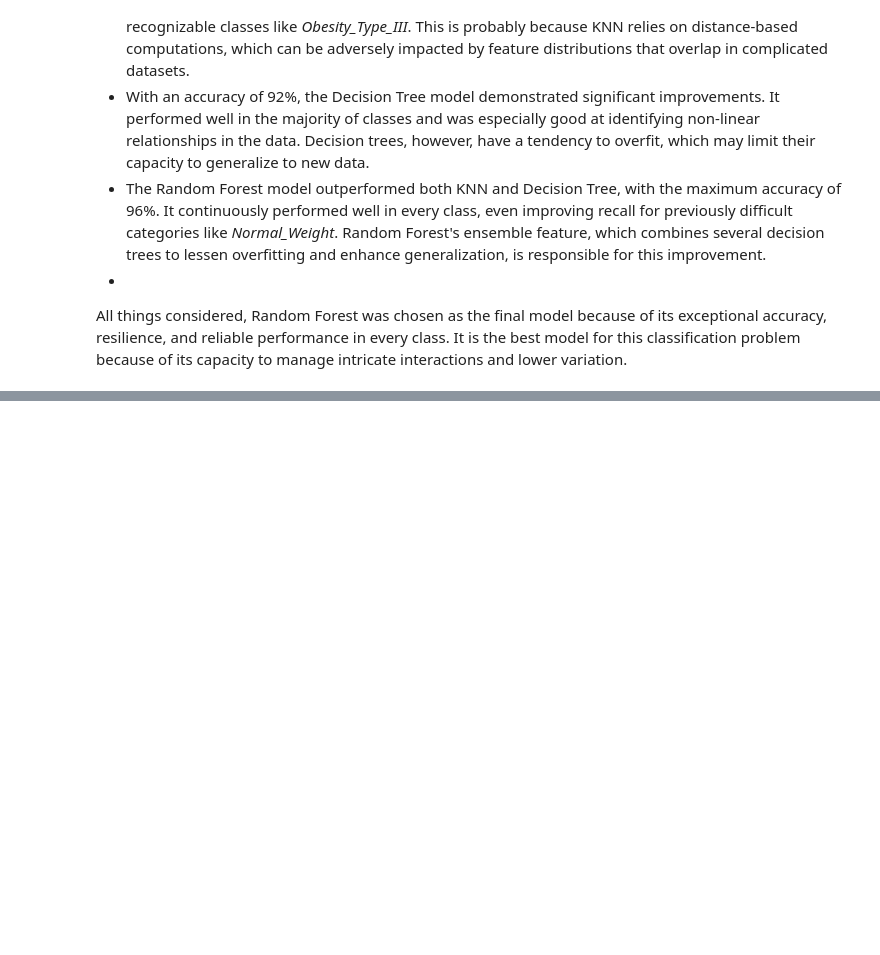
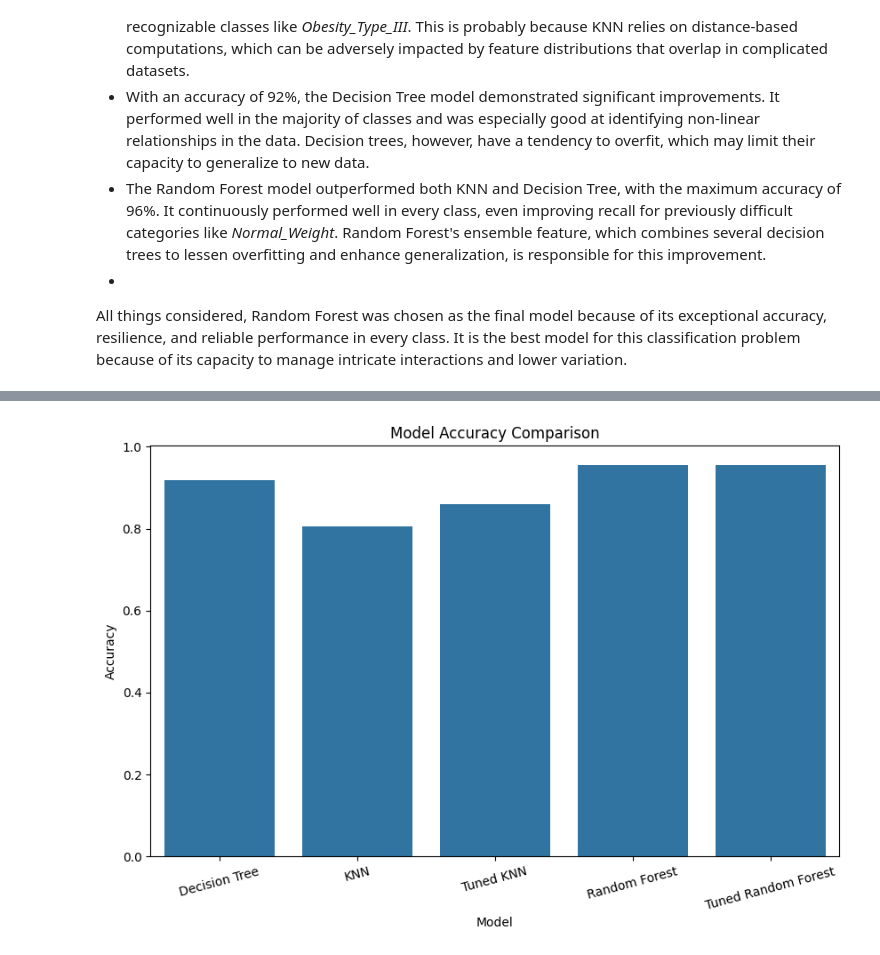
Before and after one commit to 2022503/FinalCAPSI503, a Jupyter notebook: Obesity-checkpoint.ipynb, the cells around one changed output, grey strips where cells are left out. Cells and saved outputs as stored; diff of their text form; code cells hidden in the pictures; blank space fills up the shorter version.

Commit message:
added Model Evaluation
comparing the model performance
analyse the results
identify the best model

```diff
--- a/Obesity-checkpoint.ipynb
+++ b/Obesity-checkpoint.ipynb
@@ -351,4 +351,6 @@ Insufficient_Weight       0.96      0.90      0.93        59
            accuracy                           0.95       418
           macro avg       0.96      0.95      0.95       418
        weighted avg       0.96      0.95      0.96       418
+# %%
+y_pred_best_rf = best_rf.predict(X_test)
 # %% [markdown]
@@ -474,0 +479,21 @@ All things considered, Random Forest was chosen as the final model because of it
+# %%
+#Accuracy Comparison Table
+results = pd.DataFrame({
+    'Model': [
+        'Decision Tree',
+        'KNN',
+        'Tuned KNN',
+        'Random Forest',
+        'Tuned Random Forest'
+    ],
+
+    'Accuracy': [
+        accuracy_score(y_test, y_pred_dt),
+        accuracy_score(y_test, y_pred_knn),
+        accuracy_score(y_test, y_pred_knn_tuned),
+        accuracy_score(y_test, y_pred_rf),
+        accuracy_score(y_test, y_pred_best_rf)
+    ]
+})
+
+results.sort_values(by='Accuracy', ascending=False)
@@ -474,0 +507,19 @@ All things considered, Random Forest was chosen as the final model because of it
+# %%
+#Vissualise Model Accuracy
+import matplotlib.pyplot as plt
+import seaborn as sns
+
+plt.figure(figsize=(10,6))
+
+sns.barplot(
+    data=results,
+    x='Model',
+    y='Accuracy'
+)
+
+plt.title("Model Accuracy Comparison")
+plt.xticks(rotation=15)
+
+plt.show()
+# %% [output]
+[figure, added]
```
Also changed, not shown: parts of 9 cells of this notebook.
